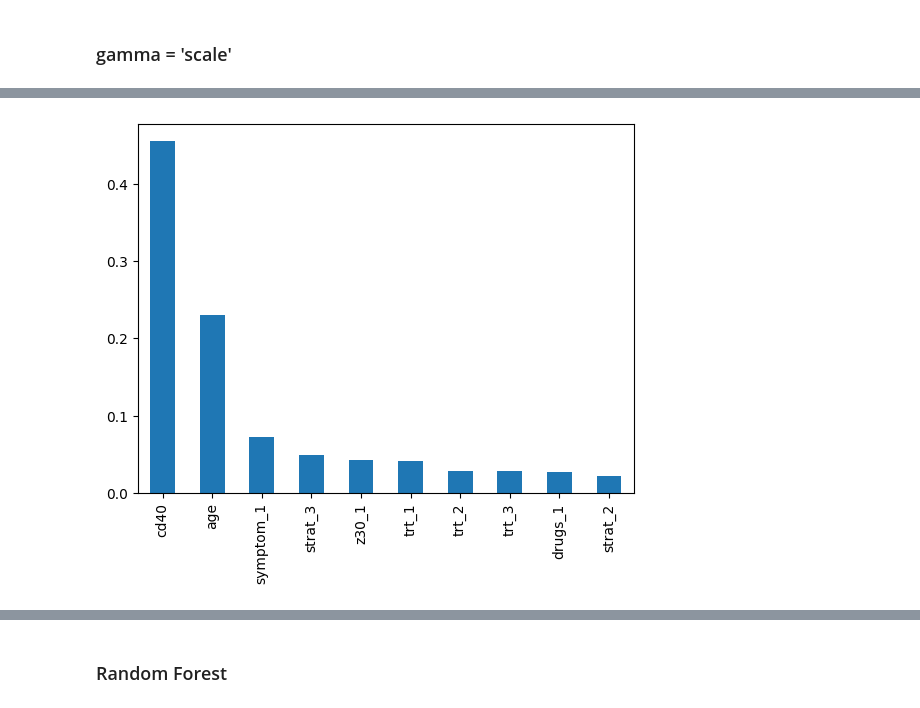
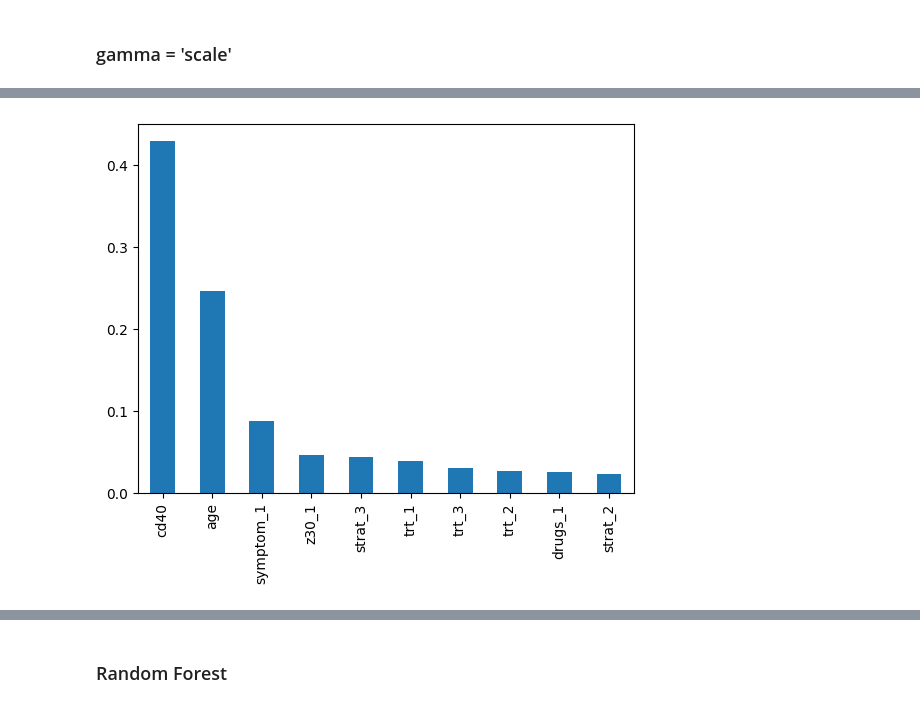
Before and after one commit to bogatyr-e/ml-prediction-aids, a Jupyter notebook: src/ml-survival-project.ipynb, the cells around one changed output, grey strips where cells are left out. Cells and saved outputs as stored; diff of their text form; code cells hidden in the pictures.

Commit message:
finale Modellierung

```diff
--- a/src/ml-survival-project.ipynb
+++ b/src/ml-survival-project.ipynb
@@ -454,3 +439,3 @@ Index(['age', 'cd40', 'cid', 'trt_1', 'trt_2', 'trt_3', 'homo_1', 'drugs_1',
       dtype='object')
 # %%
-df2=df.drop(["hemo_1", "homo_1", "race_1", "ecog_1", "gender_1"],axis=1) #,
+X_train2=X_train.drop(["hemo_1", "homo_1", "race_1", "ecog_1", "gender_1"],axis=1) #,
@@ -519,8 +464,8 @@ param_dist = {
     'kernel': ['rbf', 'linear']
 }
 
-random_search = RandomizedSearchCV(SVC(random_state=42), param_dist, n_iter=10, refit=True,cv=5,verbose=0,random_state=42) #verbose = 0 : keine einzeln. Messages zu den fits
-random_search.fit(X2_train,y2_train)
+random_search = RandomizedSearchCV(SVC(random_state=42), param_dist, n_iter=10, refit=True,cv=10,verbose=0,random_state=42) #verbose = 0 : keine einzeln. Messages zu den fits
+random_search.fit(X_train2,y_train)
 
 print("Die optimalen Hyperparameter für SVM (Random Seaarch):", random_search.best_params_)
 # %% [output]
@@ -534,8 +479,8 @@ param_dist = {'n_estimators': randint(10,300),
 rf = RandomForestClassifier()
 
 # Use random search to find the best hyperparameters
-rand_search = RandomizedSearchCV(rf, param_distributions = param_dist, n_iter=5, cv=5, random_state=42)
+rand_search = RandomizedSearchCV(rf, param_distributions = param_dist, n_iter=5, cv=10, random_state=42)
 
 # Fit the random search object to the data
-rand_search.fit(X2_train, y2_train)
+rand_search.fit(X_train2, y_train)
 # %% [output]
@@ -665,0 +534,9 @@ Text(0.5, 0, 'Permutation Importance für das SVC-rbf')
+# %%
+#rf2 = RandomForestClassifier(max_depth=7, n_estimators=280, random_state=42)
+best_rf2.fit(X_train2, y_train)
+y22_pred = best_rf2.predict(X_test2)
+accuracy22 = accuracy_score(y_test, y22_pred)
+
+print("Trenningsdaten, Akkuranz RF Modell:", accuracy22)
+
+print(classification_report(y22_pred, y_test))
@@ -737,11 +576,11 @@ ConfusionMatrixDisplay(cm3).plot();
 # %%
 # Create a series containing feature importances from the model and feature names from the training data
-feature_importances2 = pd.Series(best_rf2.feature_importances_, index=X2_train.columns).sort_values(ascending=False)
+feature_importances2 = pd.Series(best_rf2.feature_importances_, index=X_train2.columns).sort_values(ascending=False)
 
 # Plot a simple bar chart
 feature_importances2.plot.bar();
 # %% [output]
-[figure, old version]
+[figure, new version]
 # %%
 print(feature_importances2)
 # %% [output]
```
Also changed, not shown: parts of 82 cells of this notebook, 1 other file.
